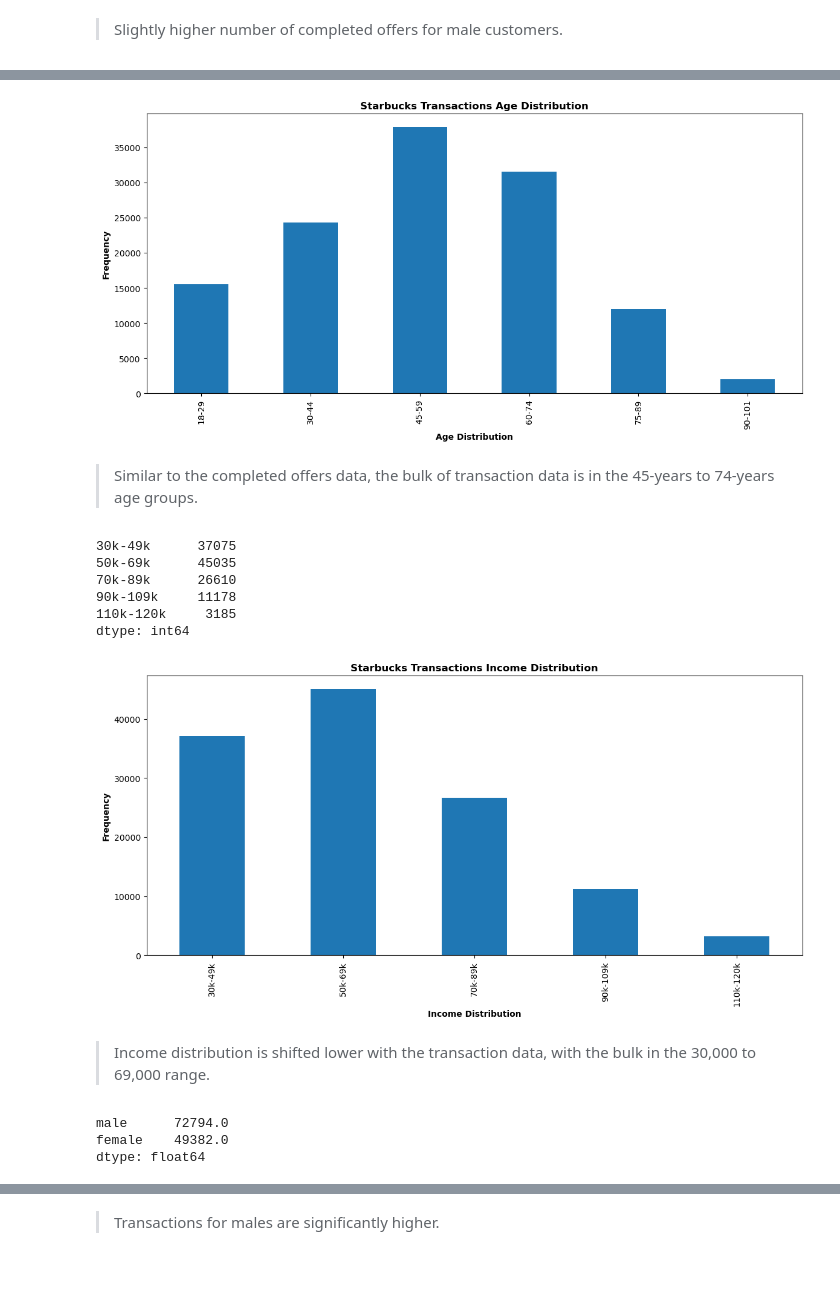
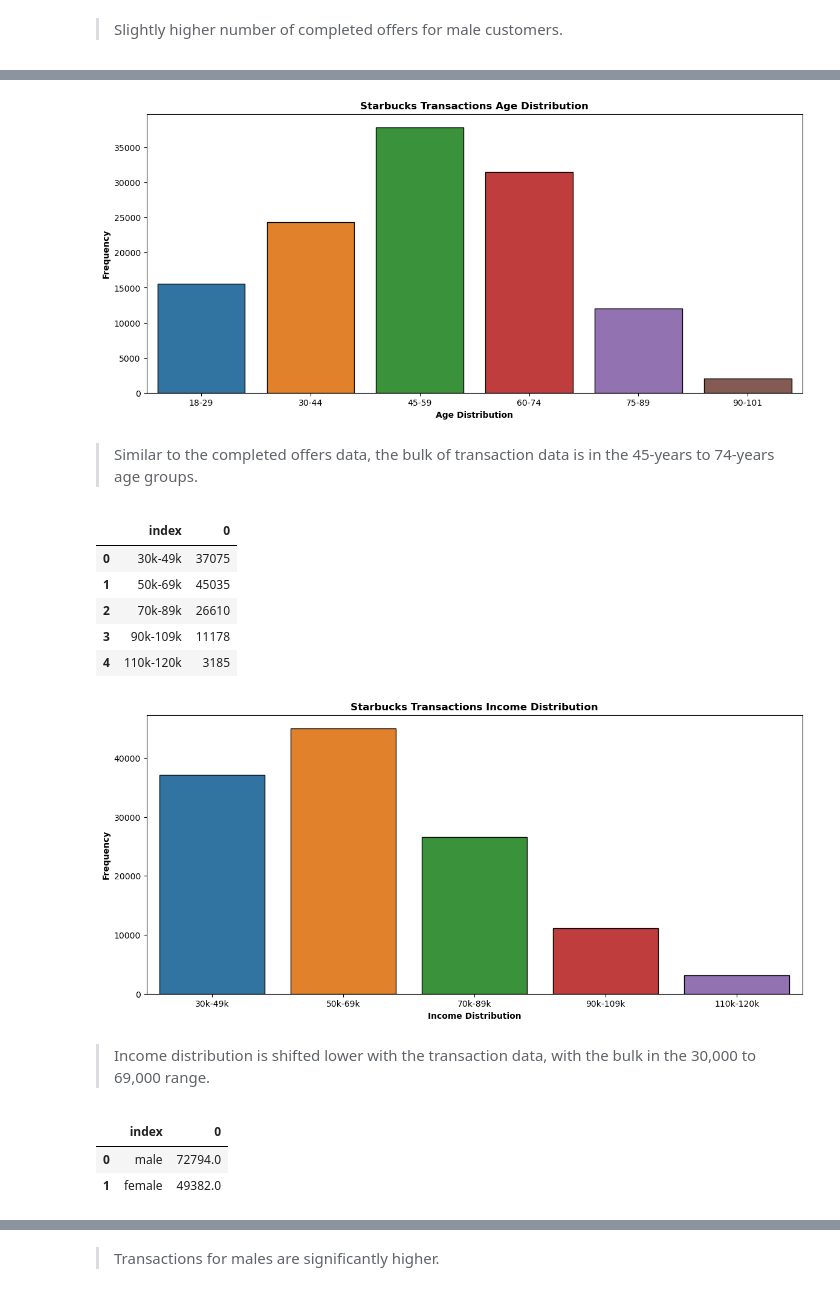
Before and after one commit to mmascaro864/capstone, a Jupyter notebook: starbucks_capstone.ipynb, the cells around one changed output, grey strips where cells are left out. Cells and saved outputs as stored; diff of their text form; code cells hidden in the pictures.

```diff
--- a/starbucks_capstone.ipynb
+++ b/starbucks_capstone.ipynb
@@ -558,6 +621,6 @@ plt.title('Starbucks Completed Offers by Gender', weight = 'bold');
 > Slightly higher number of completed offers for male customers.
 # %%
 # age distribution of transaction data
-t_age_dist = combined_df[combined_df['amount'] > 0][age_cols].sum()
+t_age_dist = combined_df[combined_df['amount'] > 0][age_cols].sum().reset_index()
 t_age_dist
 # %% [output]
@@ -571,44 +634,44 @@ dtype: int64
 # %%
 # plot transaction age distribution
 plt.figure(figsize = (14, 6))
-t_age_dist.plot(kind = 'bar')
+sns.barplot(data = t_age_dist, x = 'index', y = t_age_dist[0], edgecolor = 'black')
 plt.xlabel('Age Distribution', weight = 'bold')
 plt.ylabel('Frequency', weight = 'bold')
 plt.title('Starbucks Transactions Age Distribution', weight = 'bold');
 # %% [output]
-[figure, old version]
+[figure, new version]
 # %% [markdown]
 > Similar to the completed offers data, the bulk of transaction data is in the 45-years to 74-years age groups.
 # %%
 # income distribution of transaction data
-t_income_dist = combined_df[combined_df['amount'] > 0][income_cols].sum()
+t_income_dist = combined_df[combined_df['amount'] > 0][income_cols].sum().reset_index()
 t_income_dist
 # %% [output]
-30k-49k      37075
-50k-69k      45035
-70k-89k      26610
-90k-109k     11178
-110k-120k     3185
-dtype: int64
+|  | index | 0 |
+| 0 | 30k-49k | 37075 |
+| 1 | 50k-69k | 45035 |
+| 2 | 70k-89k | 26610 |
+| 3 | 90k-109k | 11178 |
+| 4 | 110k-120k | 3185 |
 # %%
 # plot transaction income distribution
 plt.figure(figsize = (14, 6))
-t_income_dist.plot(kind = 'bar')
+sns.barplot(data = t_income_dist, x = 'index', y = t_income_dist[0], edgecolor = 'black')
 plt.xlabel('Income Distribution', weight = 'bold')
 plt.ylabel('Frequency', weight = 'bold')
 plt.title('Starbucks Transactions Income Distribution', weight = 'bold');
 # %% [output]
-[figure, old version]
+[figure, new version]
 # %% [markdown]
 > Income distribution is shifted lower with the transaction data, with the bulk in the 30,000 to 69,000 range.
 # %%
 # income distribution of transaction data
-t_gender_dist = combined_df[combined_df['amount'] > 0][gender_cols].sum()
+t_gender_dist = combined_df[combined_df['amount'] > 0][gender_cols].sum().reset_index()
 t_gender_dist
 # %% [output]
-male      72794.0
-female    49382.0
-dtype: float64
+|  | index | 0 |
+| 0 | male | 72794.0 |
+| 1 | female | 49382.0 |
 # %%
 # plot gender distribution
 plt.figure(figsize = (14, 6))
```
Also changed, not shown: parts of 61 cells of this notebook, 4 other files.
